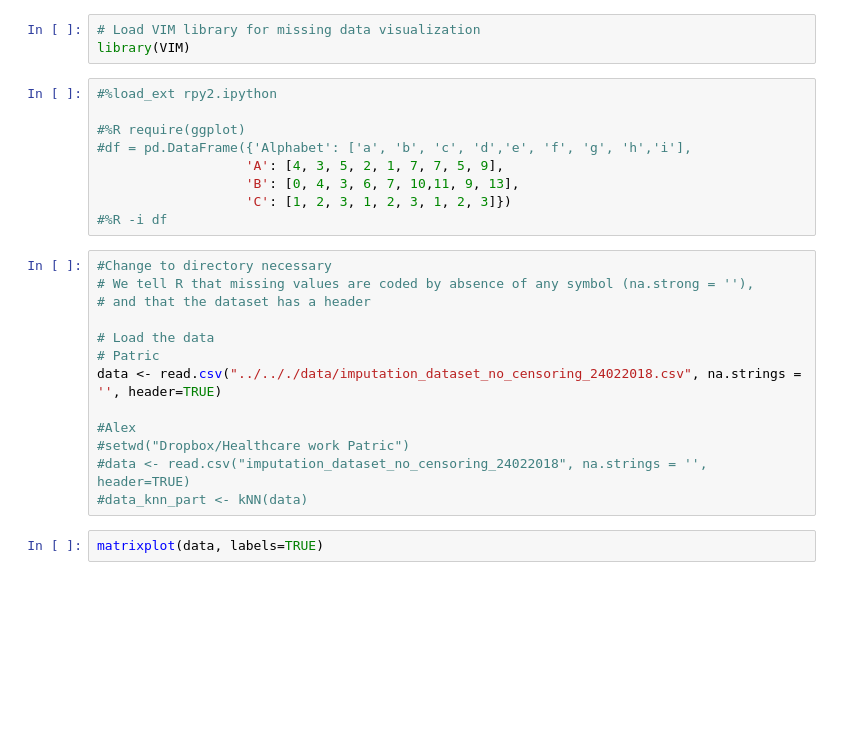
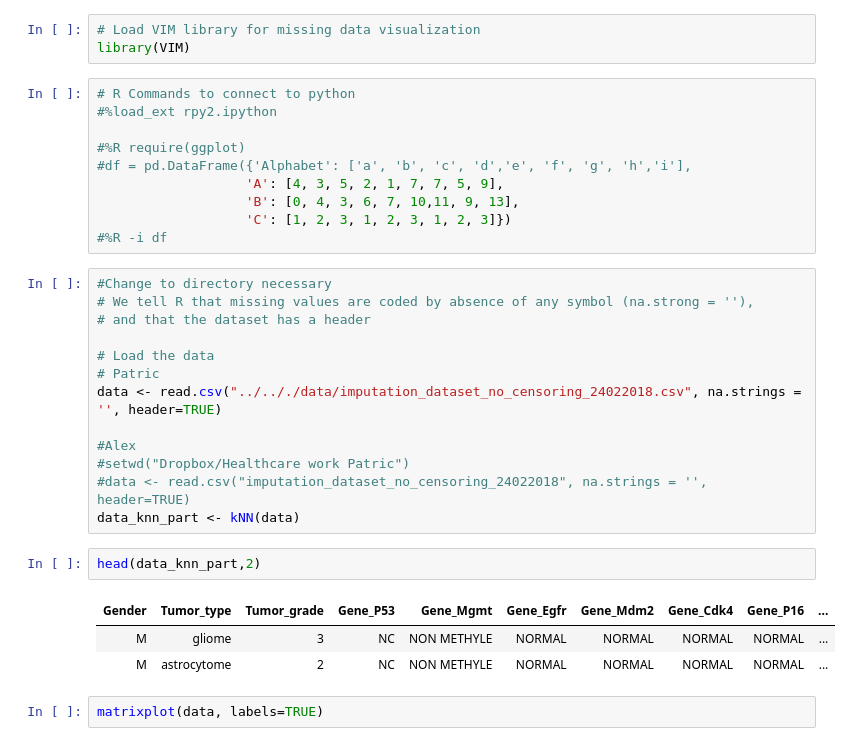
Before and after one commit to patricieni/ICM, a Jupyter notebook: code/notebooks/ODSC_London_2018_R.ipynb, the cells around one changed output. Drawn from its saved outputs; the diff is of its cells as text; blank space fills up the shorter version.

```diff
--- a/code/notebooks/ODSC_London_2018_R.ipynb
+++ b/code/notebooks/ODSC_London_2018_R.ipynb
@@ -13,6 +22,7 @@ Visualization is key. Important not only for you, but also for your audience/pub
 # Load VIM library for missing data visualization
 library(VIM)
 # %%
+# R Commands to connect to python
 #%load_ext rpy2.ipython
 
 #%R require(ggplot)
@@ -33,7 +43,13 @@ data <- read.csv("../.././data/imputation_dataset_no_censoring_24022018.csv", na
 #Alex
 #setwd("Dropbox/Healthcare work Patric")
 #data <- read.csv("imputation_dataset_no_censoring_24022018", na.strings = '', header=TRUE)
-#data_knn_part <- kNN(data)
+data_knn_part <- kNN(data)
+# %%
+head(data_knn_part,2)
+# %% [output]
+| Gender | Tumor_type | Tumor_grade | Gene_P53 | Gene_Mgmt | Gene_Egfr | Gene_Mdm2 | Gene_Cdk4 | Gene_P16 | ... |
+| M | gliome | 3 | NC | NON METHYLE | NORMAL | NORMAL | NORMAL | NORMAL | ... |
+| M | astrocytome | 2 | NC | NON METHYLE | NORMAL | NORMAL | NORMAL | NORMAL | ... |
 # %%
 matrixplot(data, labels=TRUE)
 # %% [output]
```
Also changed, not shown: parts of 9 cells of this notebook.
